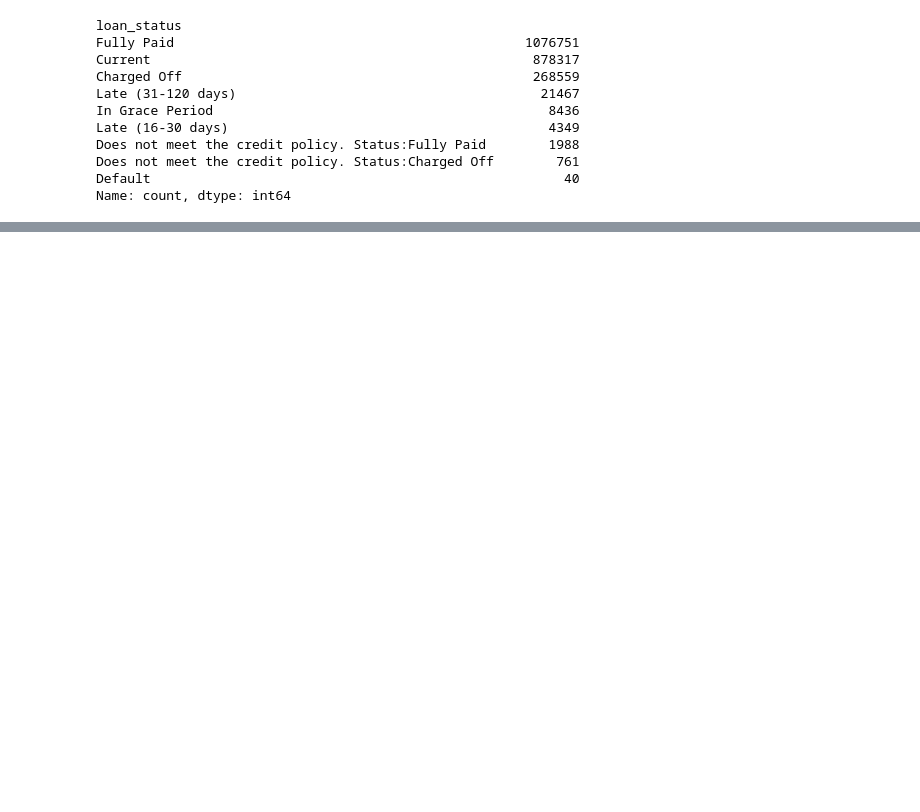
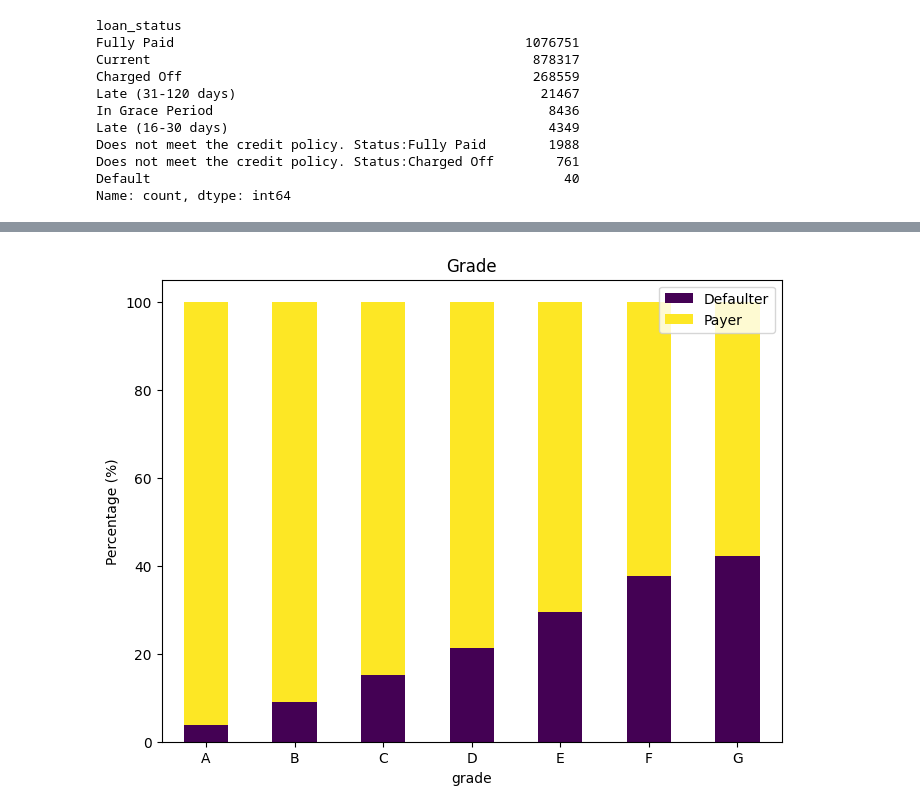
Before and after one commit to Kritika-19/loan-lending, a Jupyter notebook: notebooks/eda.ipynb, the cells around one changed output, grey strips where cells are left out. Saved outputs shown, nothing was run; the diff lists cells and outputs as text; code cells hidden in the pictures; blank space fills up the shorter version.

```diff
--- a/notebooks/eda.ipynb
+++ b/notebooks/eda.ipynb
@@ -63,0 +226,21 @@ print("Path to dataset files:", path)
+# %%
+# Stacked Bar Graph for Grade and User Profile
+
+df_grade_group = df.groupby(["grade", "user_profile"]).size().unstack()
+
+# Convert counts to percentages
+df_percent = df_grade_group.div(df_grade_group.sum(axis=1), axis=0) * 100
+
+# Plot stacked bar chart
+df_percent.plot(kind="bar", stacked=True, figsize=(8, 6), colormap="viridis")
+
+# Move legend to the top-right
+plt.legend(loc="upper right")
+
+# Labels & Customization
+plt.ylabel("Percentage (%)")
+plt.title("Grade")
+plt.xticks(rotation=0)
+plt.show()
+# %% [output]
+[figure, added]
```
Also changed, not shown: parts of 26 cells of this notebook, 1 other file.
